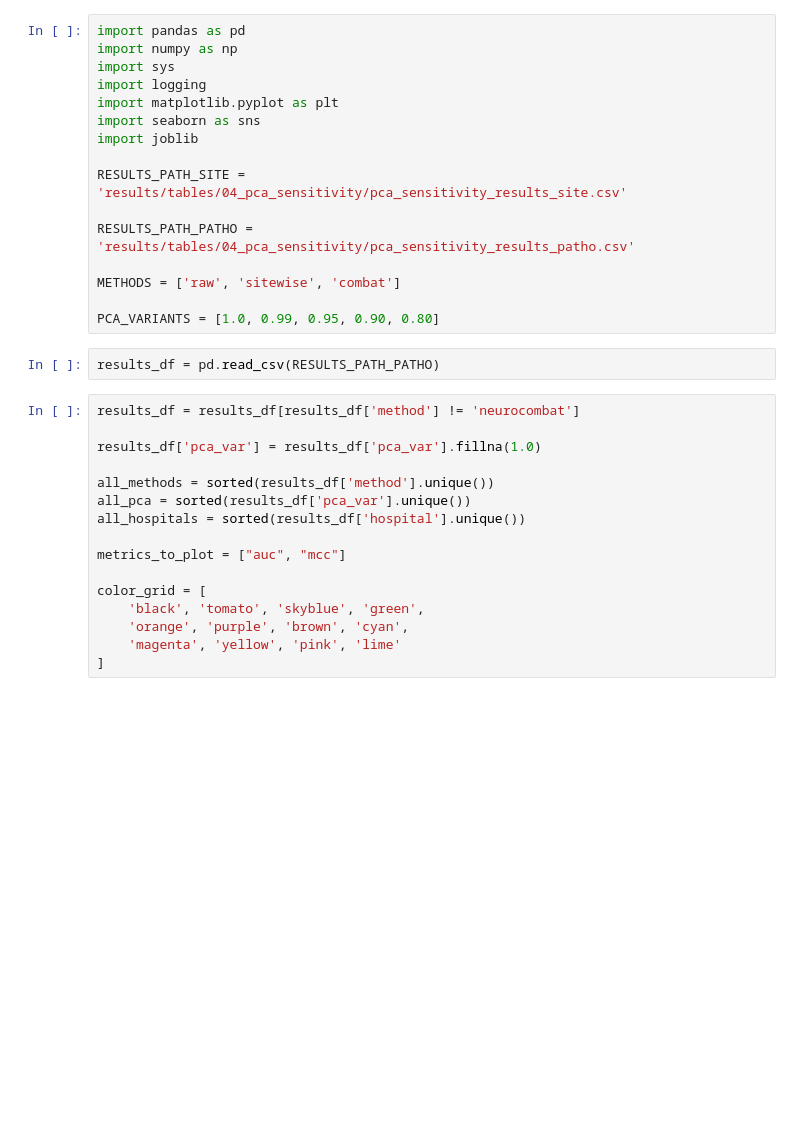
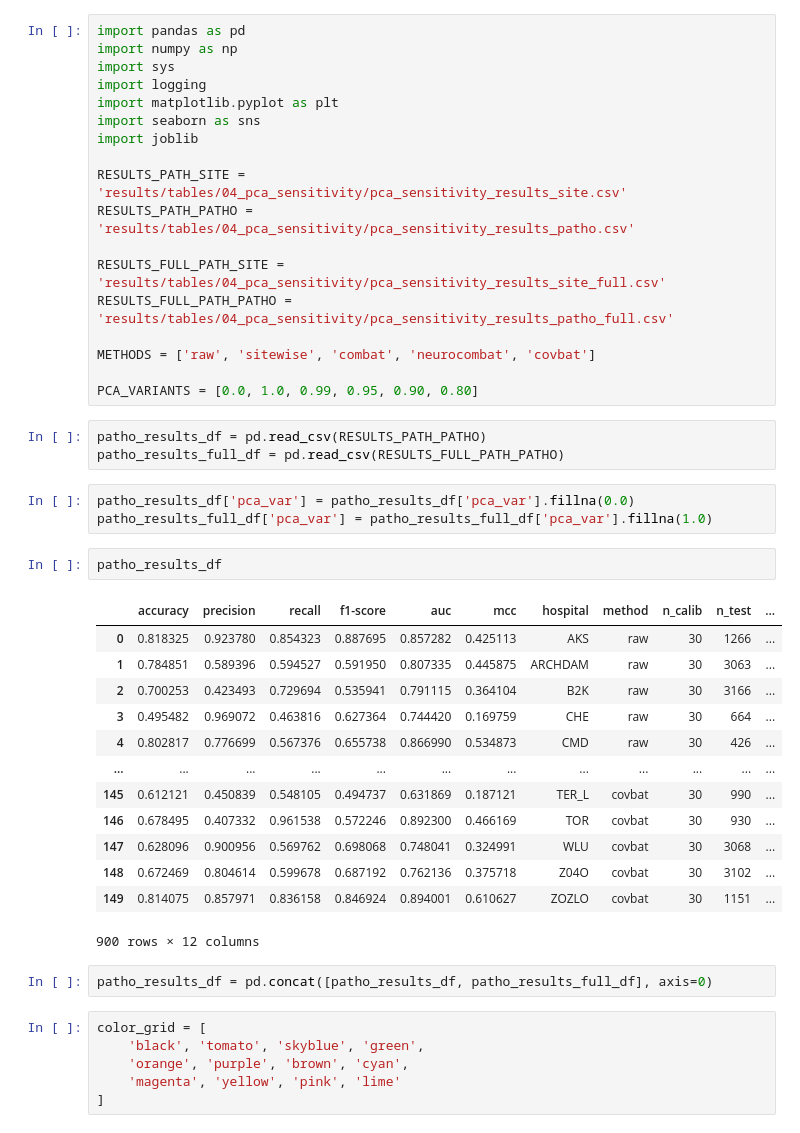
Before and after one commit to chox7/eeg-site-effects, a Jupyter notebook: notebooks/04_pca_sensitivity/exp_02_pathology_classification.ipynb, the cells around one changed output. Drawn from its saved outputs; the diff is of its cells as text; blank space fills up the shorter version.

```diff
--- a/notebooks/04_pca_sensitivity/exp_02_pathology_classification.ipynb
+++ b/notebooks/04_pca_sensitivity/exp_02_pathology_classification.ipynb
@@ -15,27 +13,41 @@ import seaborn as sns
 import joblib
 
 RESULTS_PATH_SITE = 'results/tables/04_pca_sensitivity/pca_sensitivity_results_site.csv'
-
 RESULTS_PATH_PATHO = 'results/tables/04_pca_sensitivity/pca_sensitivity_results_patho.csv'
 
-METHODS = ['raw', 'sitewise', 'combat']
+RESULTS_FULL_PATH_SITE = 'results/tables/04_pca_sensitivity/pca_sensitivity_results_site_full.csv'
+RESULTS_FULL_PATH_PATHO = 'results/tables/04_pca_sensitivity/pca_sensitivity_results_patho_full.csv'
 
-PCA_VARIANTS = [1.0, 0.99, 0.95, 0.90, 0.80]
+METHODS = ['raw', 'sitewise', 'combat', 'neurocombat', 'covbat']
+
+PCA_VARIANTS = [0.0, 1.0, 0.99, 0.95, 0.90, 0.80]
 # %%
-results_df = pd.read_csv(RESULTS_PATH_PATHO)
+patho_results_df = pd.read_csv(RESULTS_PATH_PATHO)
+patho_results_full_df = pd.read_csv(RESULTS_FULL_PATH_PATHO)
-# %%
-results_df = results_df[results_df['method'] != 'neurocombat']
-
-results_df['pca_var'] = results_df['pca_var'].fillna(1.0)
-
-all_methods = sorted(results_df['method'].unique())
-all_pca = sorted(results_df['pca_var'].unique())
-all_hospitals = sorted(results_df['hospital'].unique())
-
-metrics_to_plot = ["auc", "mcc"]
-
-color_grid = [
-    'black', 'tomato', 'skyblue', 'green',
-    'orange', 'purple', 'brown', 'cyan',
-    'magenta', 'yellow', 'pink', 'lime'
-]
+# %%
+patho_results_df['pca_var'] = patho_results_df['pca_var'].fillna(0.0)
+patho_results_full_df['pca_var'] = patho_results_full_df['pca_var'].fillna(1.0)
+# %%
+patho_results_df
+# %% [output]
+|  | accuracy | precision | recall | f1-score | auc | mcc | hospital | method | n_calib | n_test | ... |
+| 0 | 0.818325 | 0.923780 | 0.854323 | 0.887695 | 0.857282 | 0.425113 | AKS | raw | 30 | 1266 | ... |
+| 1 | 0.784851 | 0.589396 | 0.594527 | 0.591950 | 0.807335 | 0.445875 | ARCHDAM | raw | 30 | 3063 | ... |
+| 2 | 0.700253 | 0.423493 | 0.729694 | 0.535941 | 0.791115 | 0.364104 | B2K | raw | 30 | 3166 | ... |
+| 3 | 0.495482 | 0.969072 | 0.463816 | 0.627364 | 0.744420 | 0.169759 | CHE | raw | 30 | 664 | ... |
+| 4 | 0.802817 | 0.776699 | 0.567376 | 0.655738 | 0.866990 | 0.534873 | CMD | raw | 30 | 426 | ... |
+| ... | ... | ... | ... | ... | ... | ... | ... | ... | ... | ... | ... |
+| 145 | 0.612121 | 0.450839 | 0.548105 | 0.494737 | 0.631869 | 0.187121 | TER_L | covbat | 30 | 990 | ... |
+| 146 | 0.678495 | 0.407332 | 0.961538 | 0.572246 | 0.892300 | 0.466169 | TOR | covbat | 30 | 930 | ... |
+| 147 | 0.628096 | 0.900956 | 0.569762 | 0.698068 | 0.748041 | 0.324991 | WLU | covbat | 30 | 3068 | ... |
+| 148 | 0.672469 | 0.804614 | 0.599678 | 0.687192 | 0.762136 | 0.375718 | Z04O | covbat | 30 | 3102 | ... |
+| 149 | 0.814075 | 0.857971 | 0.836158 | 0.846924 | 0.894001 | 0.610627 | ZOZLO | covbat | 30 | 1151 | ... |
+900 rows × 12 columns
+# %%
+patho_results_df = pd.concat([patho_results_df, patho_results_full_df], axis=0)
+# %%
+color_grid = [
+    'black', 'tomato', 'skyblue', 'green',
+    'orange', 'purple', 'brown', 'cyan',
+    'magenta', 'yellow', 'pink', 'lime'
+]
```
Also changed, not shown: parts of 4 cells of this notebook, 4 other files.
